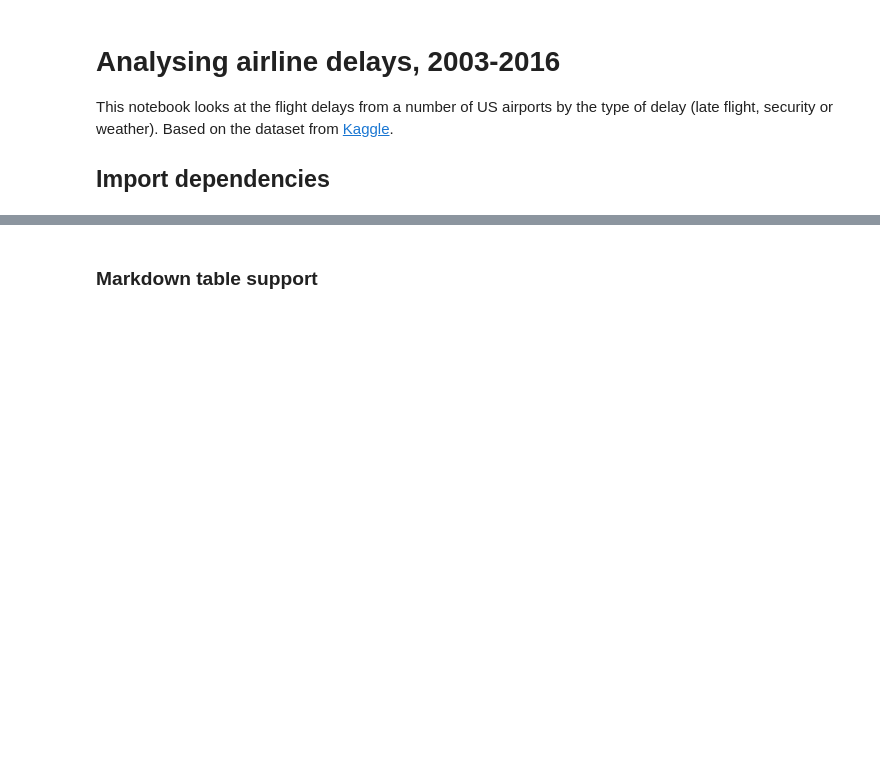
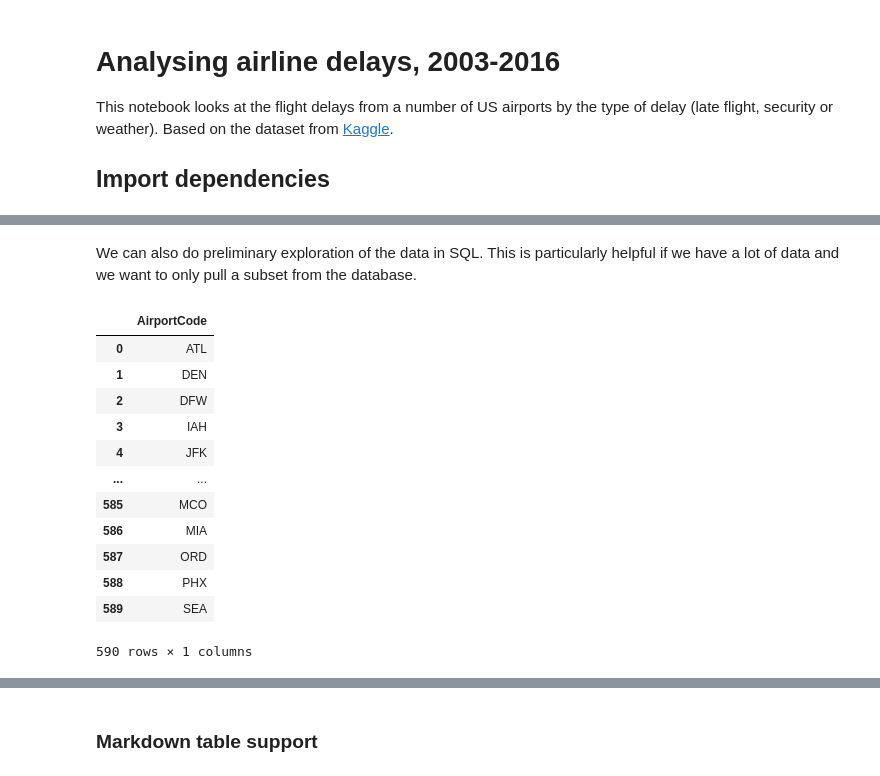
Before and after one commit to t-redactyl/pycon-us-demos, a Jupyter notebook: demos/airlines-analysis/notebooks/airport-exploration.ipynb, the cells around one changed output, grey strips where cells are left out. Cells and saved outputs as stored; diff of their text form; code cells hidden in the pictures; blank space fills up the shorter version.

```diff
--- a/demos/airlines-analysis/notebooks/airport-exploration.ipynb
+++ b/demos/airlines-analysis/notebooks/airport-exploration.ipynb
@@ -24,0 +42,21 @@ airlines = pd.read_csv('../data/airlines.csv')
+# %% [markdown]
+We can also do preliminary exploration of the data in SQL. This is particularly helpful if we have a lot of data and we want to only pull a subset from the database.
+# %%
+%%sql
+SELECT airlines."AirportCode"
+    FROM airlines
+    WHERE "NumDelaysSecurity" > 10
+# %% [output]
+|  | AirportCode |
+| 0 | ATL |
+| 1 | DEN |
+| 2 | DFW |
+| 3 | IAH |
+| 4 | JFK |
+| ... | ... |
+| 585 | MCO |
+| 586 | MIA |
+| 587 | ORD |
+| 588 | PHX |
+| 589 | SEA |
+590 rows × 1 columns
```
Also changed, not shown: parts of 30 cells of this notebook, 15 other files.
